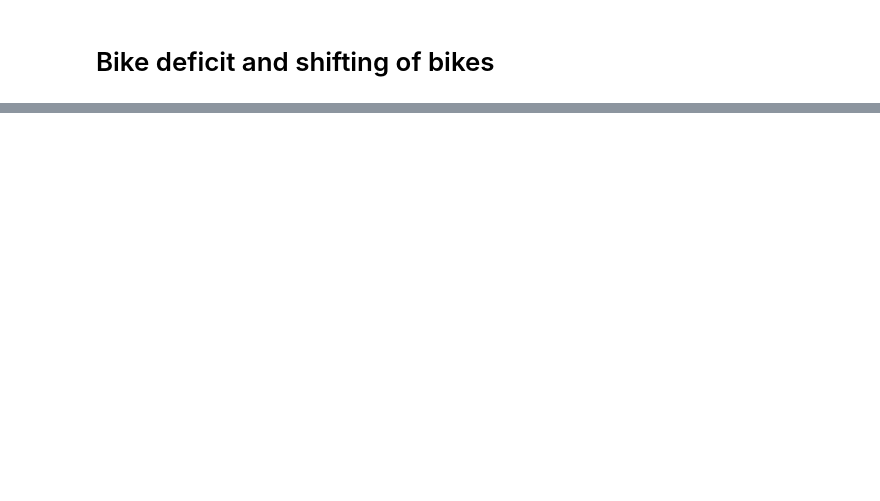
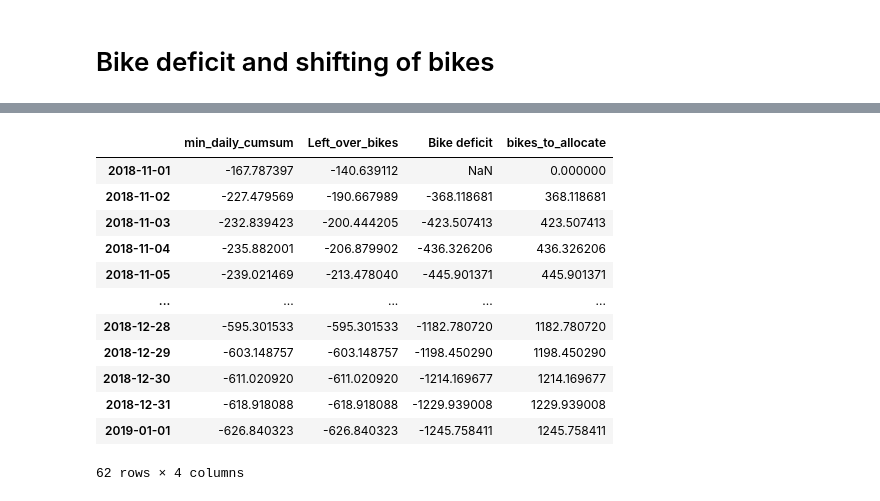
Before and after one commit to katrinemariepedersen/Business_analytics_project, a Jupyter notebook: SARIMA_prediction_model_12.ipynb, the cells around one changed output, grey strips where cells are left out. Cells and saved outputs as stored; diff of their text form; code cells hidden in the pictures; blank space fills up the shorter version.

Commit message:
Update on sarima

```diff
--- a/SARIMA_prediction_model_12.ipynb
+++ b/SARIMA_prediction_model_12.ipynb
@@ -812,3 +812,7 @@ SARIMA for Arrivals:
         MAPE=inf
 # %% [markdown]
 # Bike deficit and shifting of bikes
+# %%
+SARIMA_bike_alloc_pred = (test_forecast_arrivals - test_forecast_departures).to_frame(name="diff")
+SARIMA_bike_alloc_pred["daily_cumsum"] = SARIMA_bike_alloc_pred.groupby(SARIMA_bike_alloc_pred.index.date)["diff"].cumsum()
+SARIMA_bike_alloc_pred
@@ -814,0 +833,6 @@ SARIMA for Arrivals:
+# %%
+min_daily_cumsum_pred = SARIMA_bike_alloc_pred.groupby(SARIMA_bike_alloc_pred.index.date).agg(
+    min_daily_cumsum=("daily_cumsum", "min"),
+    Left_over_bikes=("daily_cumsum", "last")
+)
+min_daily_cumsum_pred
@@ -814,0 +853,28 @@ SARIMA for Arrivals:
+# %%
+min_daily_cumsum_pred["shifted_bikes"] = min_daily_cumsum_pred["Left_over_bikes"].shift(1)
+
+min_daily_cumsum_pred["Bike deficit"] = (
+    min_daily_cumsum_pred["min_daily_cumsum"] + min_daily_cumsum_pred["shifted_bikes"]
+)
+
+min_daily_cumsum_pred.drop(columns=["shifted_bikes"], inplace= True)
+
+min_daily_cumsum_pred["bikes_to_allocate"] = (
+    min_daily_cumsum_pred["Bike deficit"]
+    .apply(lambda x: abs(x) if x < 0 else 0)
+)
+min_daily_cumsum_pred
+# %% [output]
+|  | min_daily_cumsum | Left_over_bikes | Bike deficit | bikes_to_allocate |
+| 2018-11-01 | -167.787397 | -140.639112 | NaN | 0.000000 |
+| 2018-11-02 | -227.479569 | -190.667989 | -368.118681 | 368.118681 |
+| 2018-11-03 | -232.839423 | -200.444205 | -423.507413 | 423.507413 |
+| 2018-11-04 | -235.882001 | -206.879902 | -436.326206 | 436.326206 |
+| 2018-11-05 | -239.021469 | -213.478040 | -445.901371 | 445.901371 |
+| ... | ... | ... | ... | ... |
+| 2018-12-28 | -595.301533 | -595.301533 | -1182.780720 | 1182.780720 |
+| 2018-12-29 | -603.148757 | -603.148757 | -1198.450290 | 1198.450290 |
+| 2018-12-30 | -611.020920 | -611.020920 | -1214.169677 | 1214.169677 |
+| 2018-12-31 | -618.918088 | -618.918088 | -1229.939008 | 1229.939008 |
+| 2019-01-01 | -626.840323 | -626.840323 | -1245.758411 | 1245.758411 |
+62 rows × 4 columns
```
Also changed, not shown: parts of 6 cells of this notebook.
